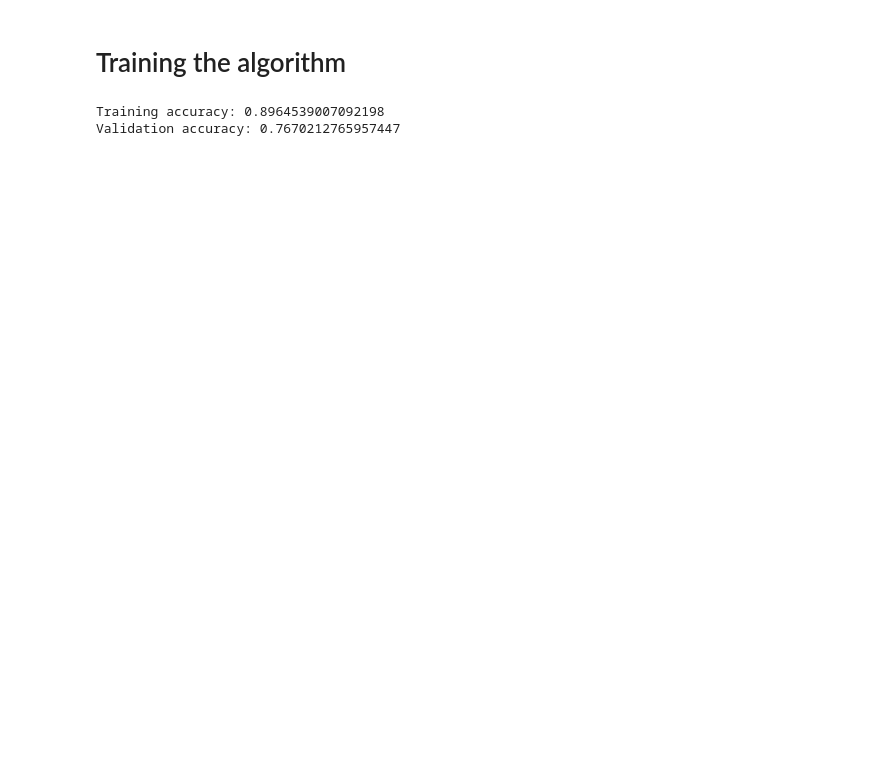
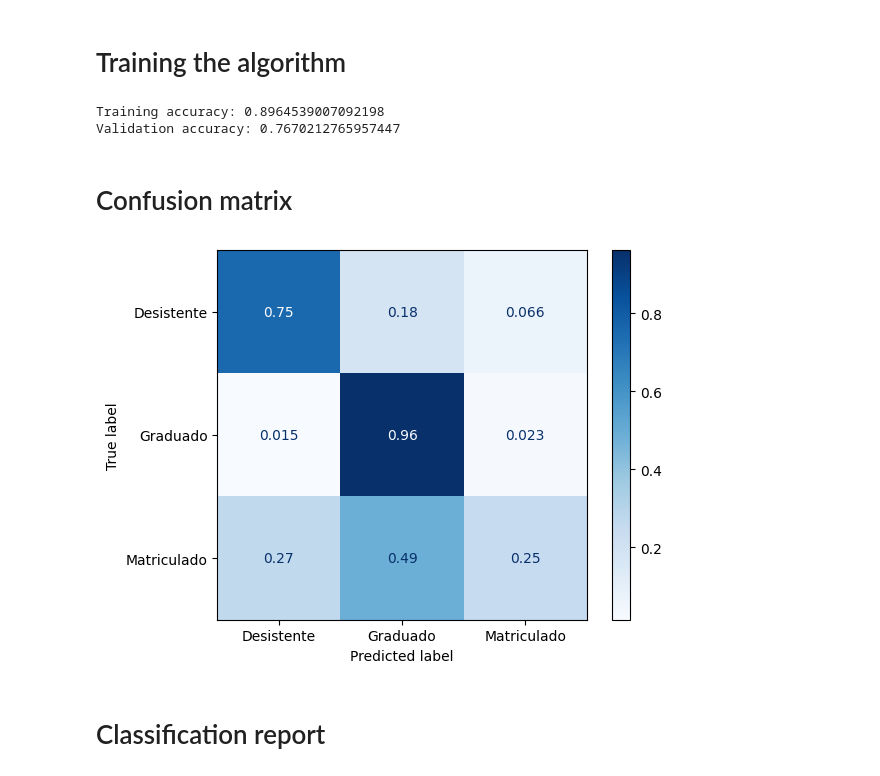
Before and after one commit to gabrielnichio/multiclass-prediction, a Jupyter notebook: collage_dropout_predictions_multiclass.ipynb, the cells around one changed output. Saved outputs shown, nothing was run; the diff lists cells and outputs as text; code cells hidden in the pictures; blank space fills up the shorter version.

```diff
--- a/collage_dropout_predictions_multiclass.ipynb
+++ b/collage_dropout_predictions_multiclass.ipynb
@@ -56,6 +56,3 @@ one_hot = make_column_transformer((
 )
 
 x = one_hot.fit_transform(x)
-# %%
-label_encoder = LabelEncoder()
-y = label_encoder.fit_transform(y)
@@ -64,3 +59,6 @@ array([0, 1, 0, ..., 0, 1, 1])
+# %%
+enc = LabelEncoder().fit(y)
+y = enc.transform(y)
 # %%
 from sklearn.model_selection import train_test_split
 # %%
@@ -81,3 +79,5 @@ print(f"Validation accuracy: {model.score(x_val, y_val)}")
 # %% [output]
 Training accuracy: 0.8964539007092198
 Validation accuracy: 0.7670212765957447
+# %% [markdown]
+# Confusion matrix
@@ -83,0 +86,6 @@ Validation accuracy: 0.7670212765957447
+# %%
+ConfusionMatrixDisplay.from_predictions(y_val, y_pred, normalize='true', cmap='Blues', display_labels=['Desistente', 'Graduado', 'Matriculado']);
+# %% [output]
+[figure, added]
+# %% [markdown]
+# Classification report
```
Also changed, not shown: parts of 4 cells of this notebook.
